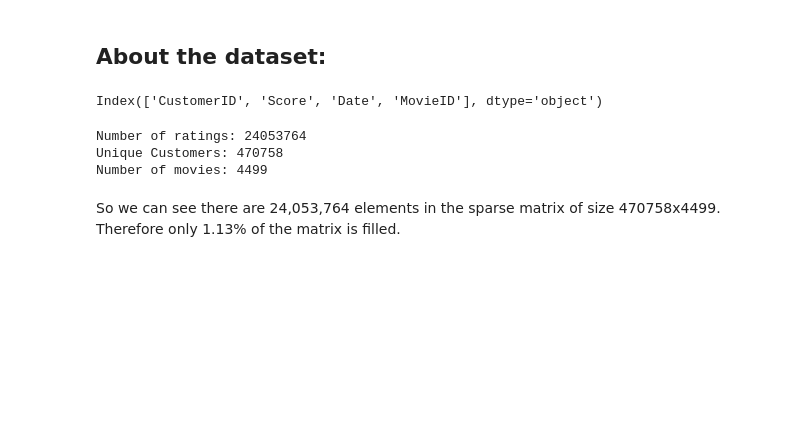
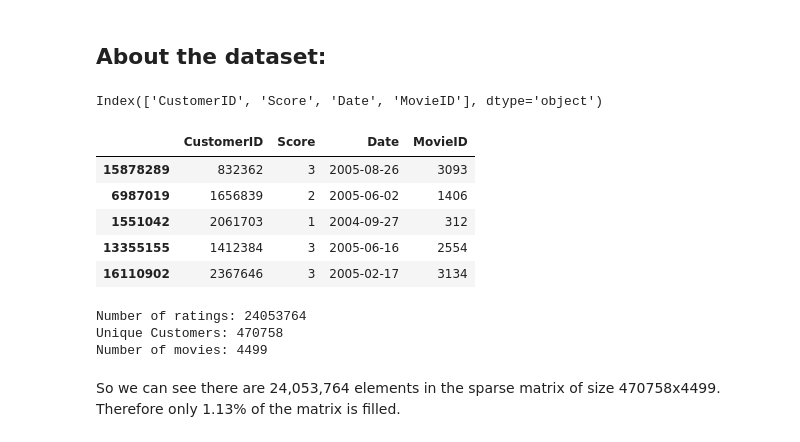
Before and after one commit to muralidhar520/Netflix_prize_data, a Jupyter notebook: Exploratory_Data_Analysis_Netflix.ipynb, the cells around one changed output. Drawn from its saved outputs; the diff is of its cells as text; code cells hidden in the pictures; blank space fills up the shorter version.

```diff
--- a/Exploratory_Data_Analysis_Netflix.ipynb
+++ b/Exploratory_Data_Analysis_Netflix.ipynb
@@ -134,6 +134,16 @@ df = pd.read_csv('Whole_dataset1.txt')
 df.columns
 # %% [output]
 Index(['CustomerID', 'Score', 'Date', 'MovieID'], dtype='object')
+# %%
+'''Showing 5 random samples'''
+df.sample(n=5)
+# %% [output]
+|  | CustomerID | Score | Date | MovieID |
+| 15878289 | 832362 | 3 | 2005-08-26 | 3093 |
+| 6987019 | 1656839 | 2 | 2005-06-02 | 1406 |
+| 1551042 | 2061703 | 1 | 2004-09-27 | 312 |
+| 13355155 | 1412384 | 3 | 2005-06-16 | 2554 |
+| 16110902 | 2367646 | 3 | 2005-02-17 | 3134 |
 # %%
 print ('Number of ratings: {}\nUnique Customers: {}\nNumber of movies: {}'\
        .format(df.shape[0],len(set(df.CustomerID)),len(set(df.MovieID))))
```
Also changed, not shown: parts of 6 cells of this notebook.
